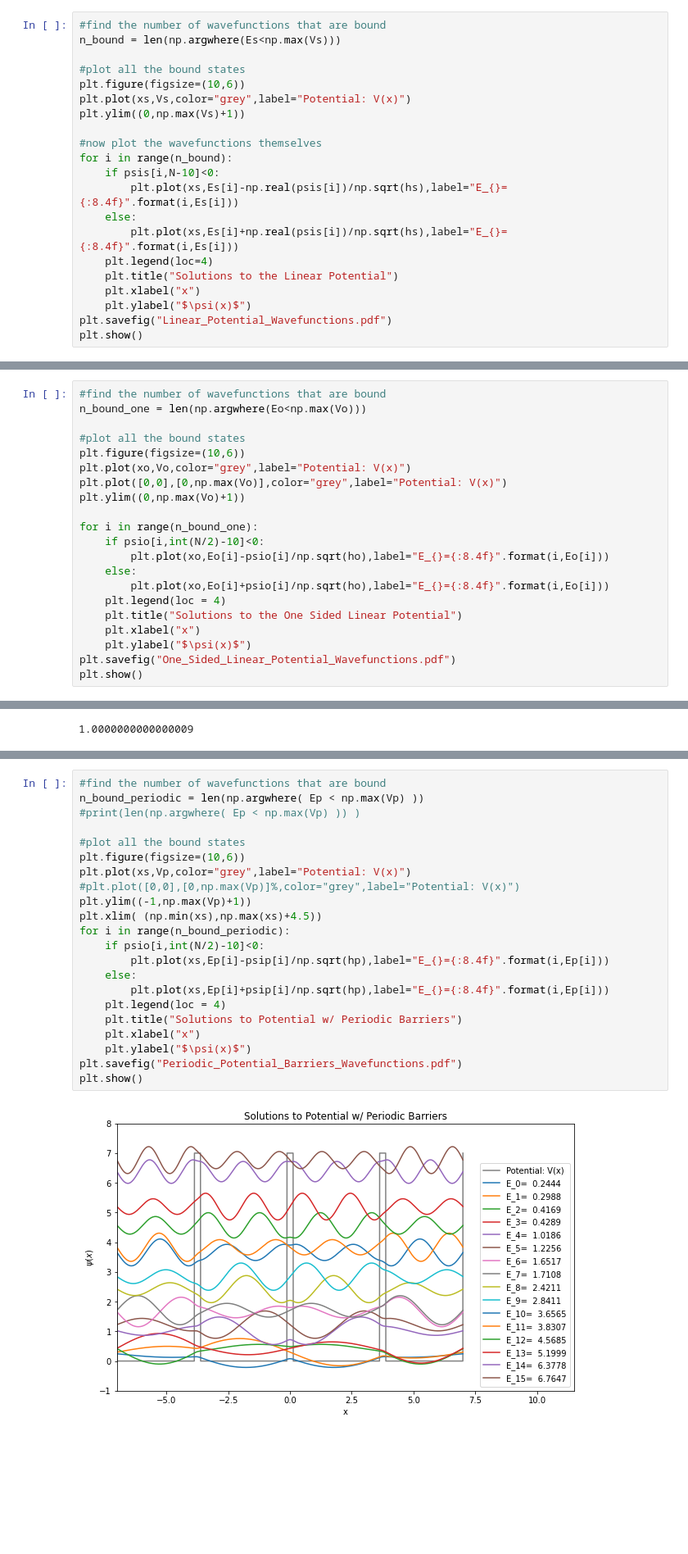
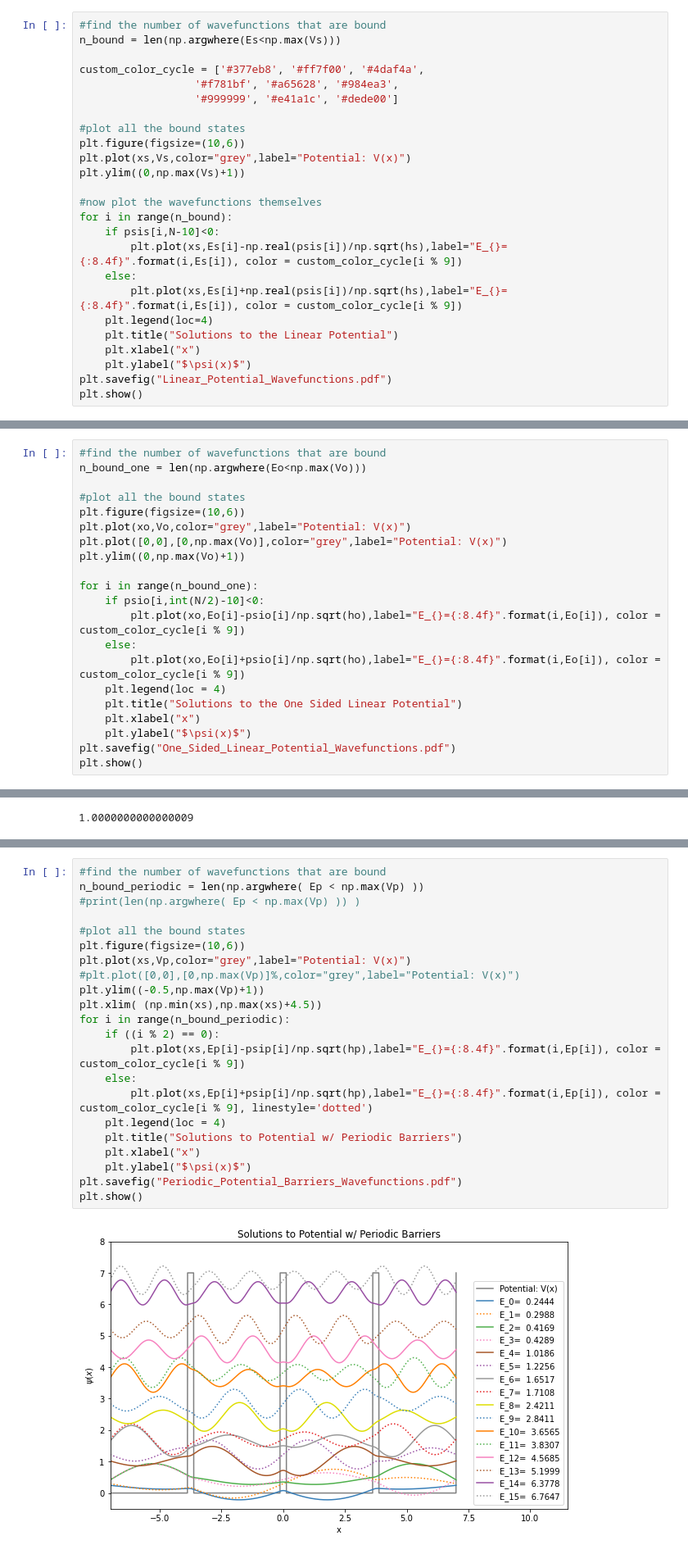
Before and after one commit to PHYS486-S22/PHYS486-S22, a Jupyter notebook: SampleNotebooks/Schrodinger/Linear Potential in QM.ipynb, the cells around one changed output, grey strips where cells are left out. Shown at 82% size. Saved outputs shown, nothing was run; the diff lists cells and outputs as text; blank space fills up the shorter version.

```diff
--- a/SampleNotebooks/Schrodinger/Linear Potential in QM.ipynb
+++ b/SampleNotebooks/Schrodinger/Linear Potential in QM.ipynb
@@ -126,6 +132,10 @@ We now want to plot these wavefunctions.
 # %%
 #find the number of wavefunctions that are bound
 n_bound = len(np.argwhere(Es<np.max(Vs)))
+
+custom_color_cycle = ['#377eb8', '#ff7f00', '#4daf4a',
+                  '#f781bf', '#a65628', '#984ea3',
+                  '#999999', '#e41a1c', '#dede00']
 
 #plot all the bound states
 plt.figure(figsize=(10,6))
@@ -135,9 +145,9 @@ plt.ylim((0,np.max(Vs)+1))
 #now plot the wavefunctions themselves
 for i in range(n_bound):
     if psis[i,N-10]<0:
-        plt.plot(xs,Es[i]-np.real(psis[i])/np.sqrt(hs),label="E_{}={:8.4f}".format(i,Es[i]))
+        plt.plot(xs,Es[i]-np.real(psis[i])/np.sqrt(hs),label="E_{}={:8.4f}".format(i,Es[i]), color = custom_color_cycle[i % 9])
     else:
-        plt.plot(xs,Es[i]+np.real(psis[i])/np.sqrt(hs),label="E_{}={:8.4f}".format(i,Es[i]))
+        plt.plot(xs,Es[i]+np.real(psis[i])/np.sqrt(hs),label="E_{}={:8.4f}".format(i,Es[i]), color = custom_color_cycle[i % 9])
     plt.legend(loc=4)
     plt.title("Solutions to the Linear Potential")
     plt.xlabel("x")
@@ -160,9 +170,9 @@ plt.ylim((0,np.max(Vo)+1))
 
 for i in range(n_bound_one):
     if psio[i,int(N/2)-10]<0:
-        plt.plot(xo,Eo[i]-psio[i]/np.sqrt(ho),label="E_{}={:8.4f}".format(i,Eo[i]))
+        plt.plot(xo,Eo[i]-psio[i]/np.sqrt(ho),label="E_{}={:8.4f}".format(i,Eo[i]), color = custom_color_cycle[i % 9])
     else:
-        plt.plot(xo,Eo[i]+psio[i]/np.sqrt(ho),label="E_{}={:8.4f}".format(i,Eo[i]))
+        plt.plot(xo,Eo[i]+psio[i]/np.sqrt(ho),label="E_{}={:8.4f}".format(i,Eo[i]), color = custom_color_cycle[i % 9])
     plt.legend(loc = 4)
     plt.title("Solutions to the One Sided Linear Potential")
     plt.xlabel("x")
@@ -243,24 +255,24 @@ Ep[19] =   10.4850
 # %%
 #find the number of wavefunctions that are bound
 n_bound_periodic = len(np.argwhere( Ep < np.max(Vp) ))
 #print(len(np.argwhere( Ep < np.max(Vp) )) )
 
 #plot all the bound states
 plt.figure(figsize=(10,6))
 plt.plot(xs,Vp,color="grey",label="Potential: V(x)")
 #plt.plot([0,0],[0,np.max(Vp)]%,color="grey",label="Potential: V(x)")
-plt.ylim((-1,np.max(Vp)+1))
+plt.ylim((-0.5,np.max(Vp)+1))
 plt.xlim( (np.min(xs),np.max(xs)+4.5))
 for i in range(n_bound_periodic):
-    if psio[i,int(N/2)-10]<0:
-        plt.plot(xs,Ep[i]-psip[i]/np.sqrt(hp),label="E_{}={:8.4f}".format(i,Ep[i]))
+    if ((i % 2) == 0):
+        plt.plot(xs,Ep[i]-psip[i]/np.sqrt(hp),label="E_{}={:8.4f}".format(i,Ep[i]), color = custom_color_cycle[i % 9])
     else:
-        plt.plot(xs,Ep[i]+psip[i]/np.sqrt(hp),label="E_{}={:8.4f}".format(i,Ep[i]))
+        plt.plot(xs,Ep[i]+psip[i]/np.sqrt(hp),label="E_{}={:8.4f}".format(i,Ep[i]), color = custom_color_cycle[i % 9], linestyle='dotted')
     plt.legend(loc = 4)
     plt.title("Solutions to Potential w/ Periodic Barriers")
     plt.xlabel("x")
     plt.ylabel("$\psi(x)$")
 plt.savefig("Periodic_Potential_Barriers_Wavefunctions.pdf")
 plt.show()
 # %% [output]
-[figure, old version]
+[figure, new version]
```
Also changed, not shown: parts of 10 cells of this notebook.
